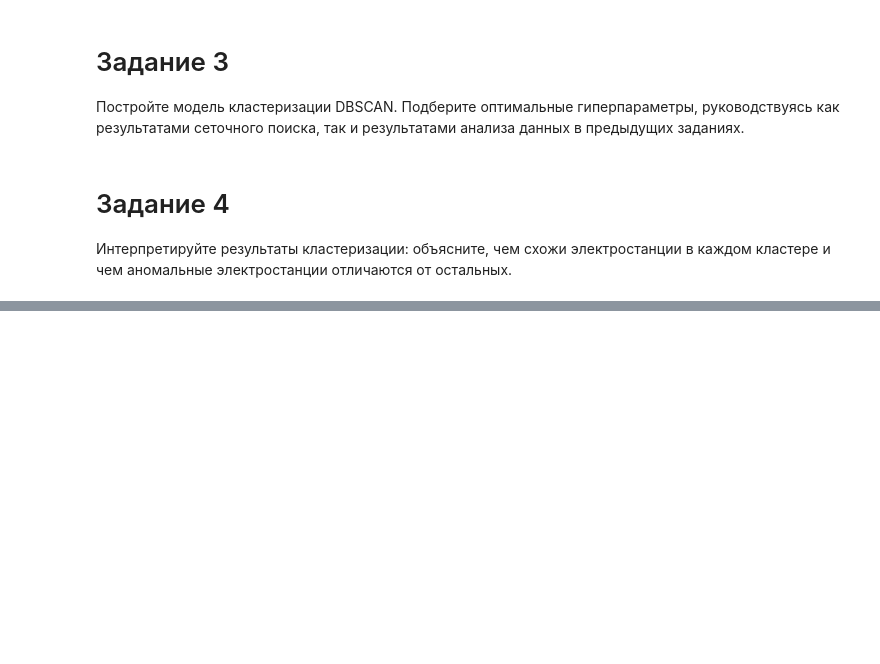
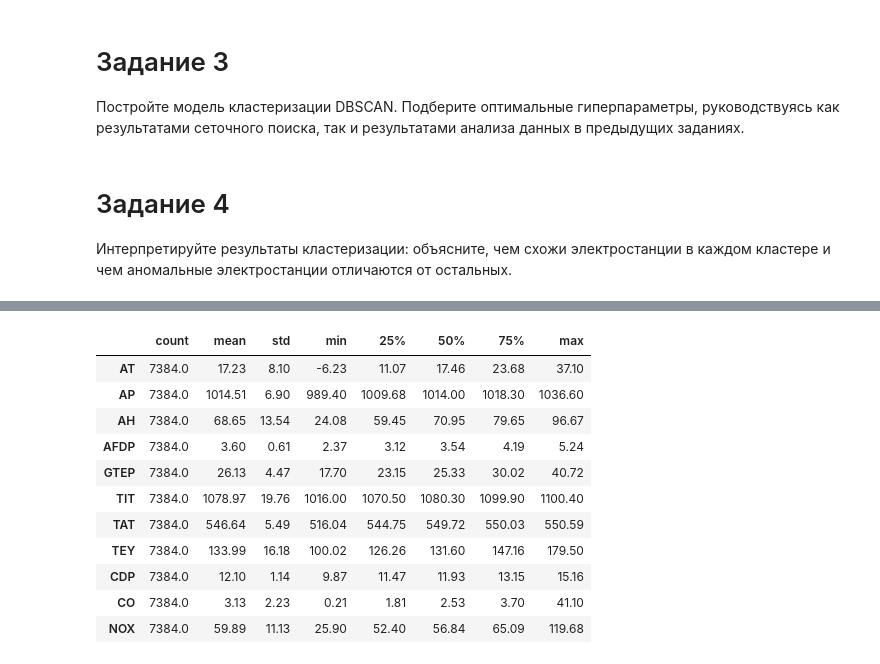
Before and after one commit to ulis891/ML, a Jupyter notebook: HW_7.ipynb, the cells around one changed output, grey strips where cells are left out. Saved outputs shown, nothing was run; the diff lists cells and outputs as text; code cells hidden in the pictures; blank space fills up the shorter version.

```diff
--- a/HW_7.ipynb
+++ b/HW_7.ipynb
@@ -199,0 +242,15 @@ labels = kmeans.labels_
+# %%
+data.describe().T.round(2)
+# %% [output]
+|  | count | mean | std | min | 25% | 50% | 75% | max |
+| AT | 7384.0 | 17.23 | 8.10 | -6.23 | 11.07 | 17.46 | 23.68 | 37.10 |
+| AP | 7384.0 | 1014.51 | 6.90 | 989.40 | 1009.68 | 1014.00 | 1018.30 | 1036.60 |
+| AH | 7384.0 | 68.65 | 13.54 | 24.08 | 59.45 | 70.95 | 79.65 | 96.67 |
+| AFDP | 7384.0 | 3.60 | 0.61 | 2.37 | 3.12 | 3.54 | 4.19 | 5.24 |
+| GTEP | 7384.0 | 26.13 | 4.47 | 17.70 | 23.15 | 25.33 | 30.02 | 40.72 |
+| TIT | 7384.0 | 1078.97 | 19.76 | 1016.00 | 1070.50 | 1080.30 | 1099.90 | 1100.40 |
+| TAT | 7384.0 | 546.64 | 5.49 | 516.04 | 544.75 | 549.72 | 550.03 | 550.59 |
+| TEY | 7384.0 | 133.99 | 16.18 | 100.02 | 126.26 | 131.60 | 147.16 | 179.50 |
+| CDP | 7384.0 | 12.10 | 1.14 | 9.87 | 11.47 | 11.93 | 13.15 | 15.16 |
+| CO | 7384.0 | 3.13 | 2.23 | 0.21 | 1.81 | 2.53 | 3.70 | 41.10 |
+| NOX | 7384.0 | 59.89 | 11.13 | 25.90 | 52.40 | 56.84 | 65.09 | 119.68 |
```
Also changed, not shown: parts of 13 cells of this notebook.
